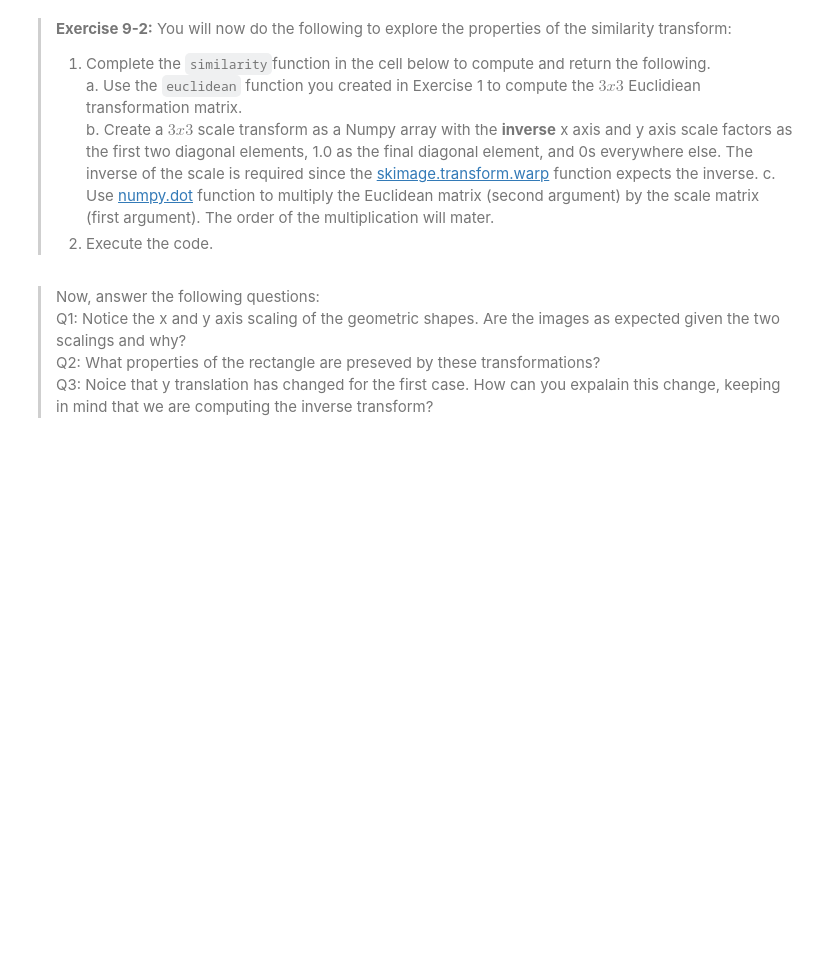
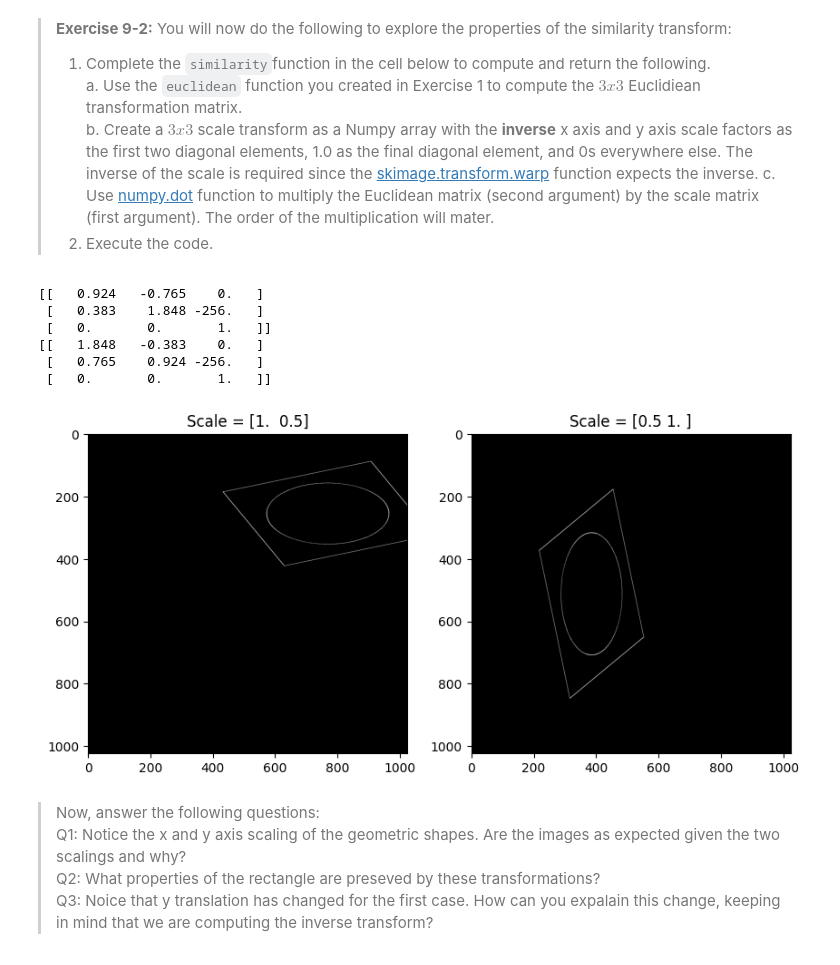
Before and after one commit to whendo/CSCI-E25, a Jupyter notebook: Labs/9_HomographyProjections.ipynb, the cells around one changed output. Drawn from its saved outputs; the diff is of its cells as text; code cells hidden in the pictures; blank space fills up the shorter version.

```diff
--- a/Labs/9_HomographyProjections.ipynb
+++ b/Labs/9_HomographyProjections.ipynb
@@ -152,22 +174,38 @@ You will now extend the generality of the transformation by adding a change of s
 # %%
 ## Put your code below
 def similarity(theta, translation, scale):
     ## Complete the function
-
-
+    # Use the euclidean function you created in Exercise 1 to compute the  3𝑥3  Euclidiean transformation matrix.
+    transform_matrix = euclidean(theta, translation)
+    # Create a  3𝑥3  scale transform as a Numpy array with the inverse x axis and y axis scale factors as the first
+    # two diagonal elements, 1.0 as the final diagonal element, and 0s everywhere else. The inverse of the scale is
+    #required since the skimage.transform.warp function expects the inverse. c. Use numpy.dot function to multiply
+    # the Euclidean matrix (second argument) by the scale matrix (first argument). The order of the multiplication will mater.
+    scale_matrix = np.array([[1/scale[0], 0, 0],
+                             [0, 1/scale[1], 0],
+                             [0, 0, 1.0]])
+    return np.dot(transform_matrix, scale_matrix)
 
 
 
 _, ax = plt.subplots(1,2, figsize=(10, 5))
 ax = ax.flatten()
 theta = math.pi/8.0
 scale = np.array([[1.0,0.5],
                  [0.5, 1.0]])
 for i,ax_i in enumerate(ax):
     transform_matrix = similarity(theta, [0, -256], scale[i,:])
     print(np.round(transform_matrix,3))
     _=plot_grayscale(transform.warp(synthetic_image, transform_matrix), ax=ax_i)
     ax_i.set_title('Scale = ' + str(np.round(scale[i,:], 3)))
+# %% [output]
+[[   0.924   -0.765    0.   ]
+ [   0.383    1.848 -256.   ]
+ [   0.       0.       1.   ]]
+[[   1.848   -0.383    0.   ]
+ [   0.765    0.924 -256.   ]
+ [   0.       0.       1.   ]]
+[figure, added]
 # %% [markdown]
 > Now, answer the following questions:
 > Q1: Notice the x and y axis scaling of the geometric shapes. Are the images as expected given the two scalings and why?
```
Also changed, not shown: parts of 24 cells of this notebook.
